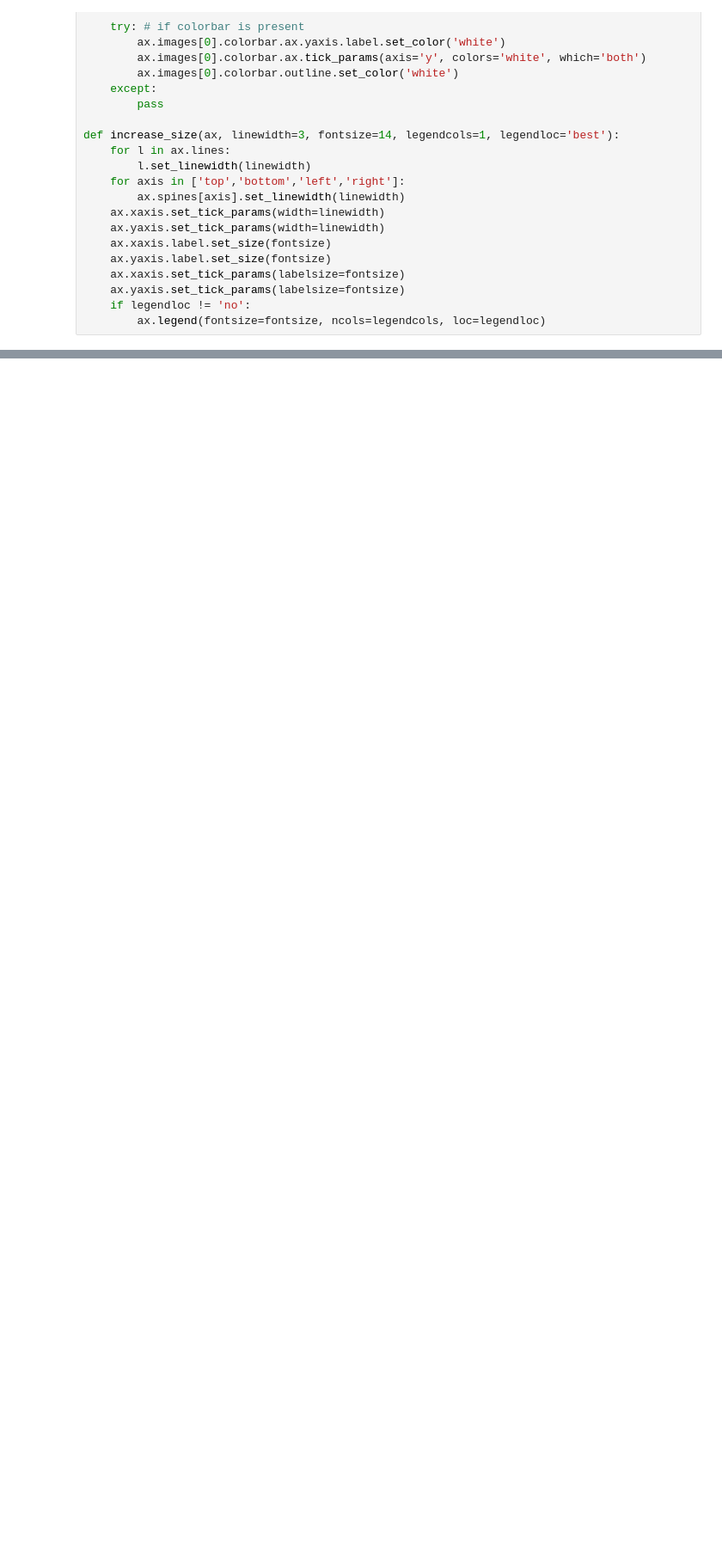
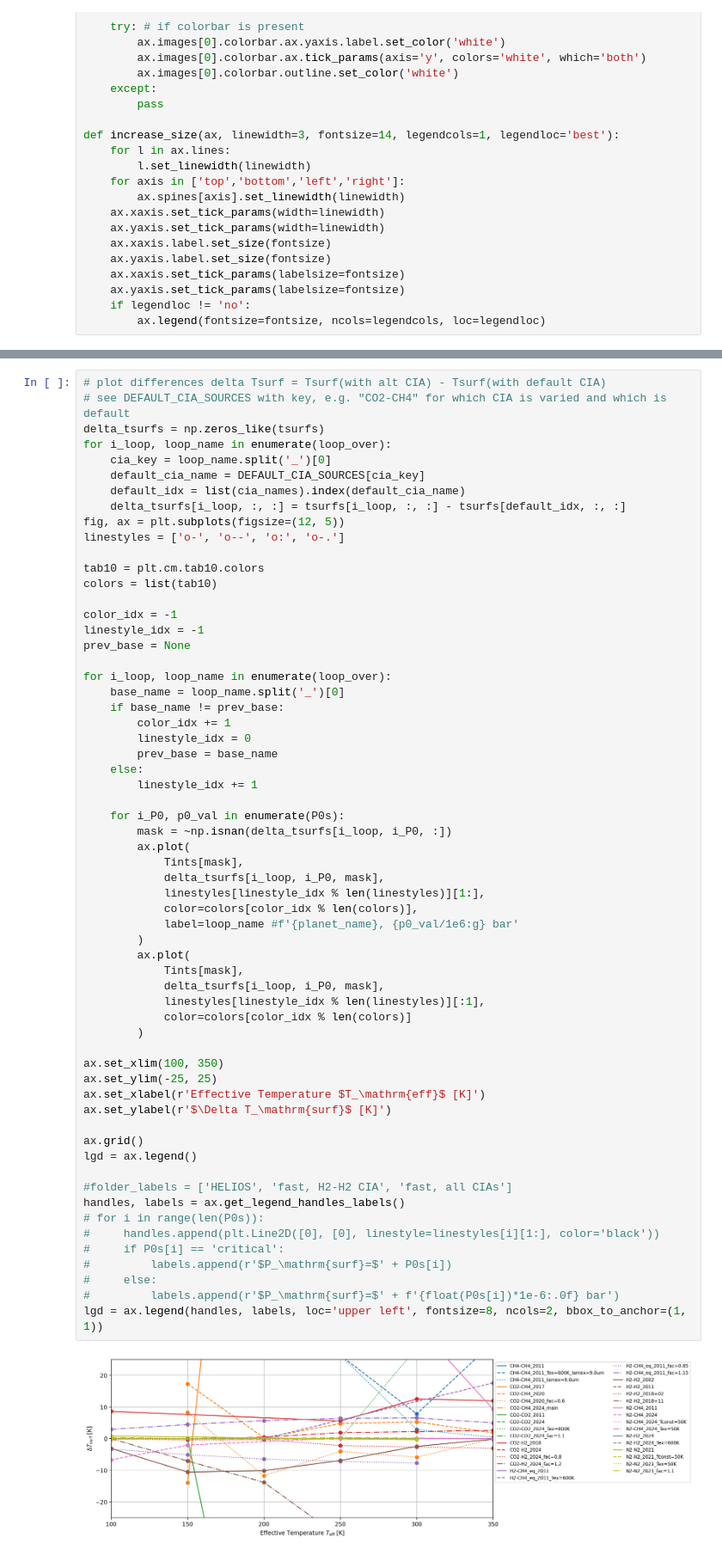
Before and after one commit to DavidDahlbudding/chelio, a Jupyter notebook: analyze/2_CompareTsurf+TimeInHZ.ipynb, the cells around one changed output, grey strips where cells are left out. Shown at 86% size. Saved outputs shown, nothing was run; the diff lists cells and outputs as text; blank space fills up the shorter version.

```diff
--- a/analyze/2_CompareTsurf+TimeInHZ.ipynb
+++ b/analyze/2_CompareTsurf+TimeInHZ.ipynb
@@ -269,3 +316,66 @@ plt.show()
+# %%
+# plot differences delta Tsurf = Tsurf(with alt CIA) - Tsurf(with default CIA)
+# see DEFAULT_CIA_SOURCES with key, e.g. "CO2-CH4" for which CIA is varied and which is default
+delta_tsurfs = np.zeros_like(tsurfs)
+for i_loop, loop_name in enumerate(loop_over):
+    cia_key = loop_name.split('_')[0]
+    default_cia_name = DEFAULT_CIA_SOURCES[cia_key]
+    default_idx = list(cia_names).index(default_cia_name)
+    delta_tsurfs[i_loop, :, :] = tsurfs[i_loop, :, :] - tsurfs[default_idx, :, :]
+fig, ax = plt.subplots(figsize=(12, 5))
+linestyles = ['o-', 'o--', 'o:', 'o-.']
+
+tab10 = plt.cm.tab10.colors
+colors = list(tab10)
+
+color_idx = -1
+linestyle_idx = -1
+prev_base = None
+
+for i_loop, loop_name in enumerate(loop_over):
+    base_name = loop_name.split('_')[0]
+    if base_name != prev_base:
+        color_idx += 1
+        linestyle_idx = 0
+        prev_base = base_name
+    else:
+        linestyle_idx += 1
+
+    for i_P0, p0_val in enumerate(P0s):
+        mask = ~np.isnan(delta_tsurfs[i_loop, i_P0, :])
+        ax.plot(
+            Tints[mask],
+            delta_tsurfs[i_loop, i_P0, mask],
+            linestyles[linestyle_idx % len(linestyles)][1:],
+            color=colors[color_idx % len(colors)],
+            label=loop_name #f'{planet_name}, {p0_val/1e6:g} bar'
+        )
+        ax.plot(
+            Tints[mask],
+            delta_tsurfs[i_loop, i_P0, mask],
+            linestyles[linestyle_idx % len(linestyles)][:1],
+            color=colors[color_idx % len(colors)]
+        )
+
+ax.set_xlim(100, 350)
+ax.set_ylim(-25, 25)
+ax.set_xlabel(r'Effective Temperature $T_\mathrm{eff}$ [K]')
+ax.set_ylabel(r'$\Delta T_\mathrm{surf}$ [K]')
+
+ax.grid()
+lgd = ax.legend()
+
+#folder_labels = ['HELIOS', 'fast, H2-H2 CIA', 'fast, all CIAs']
+handles, labels = ax.get_legend_handles_labels()
+# for i in range(len(P0s)):
+#     handles.append(plt.Line2D([0], [0], linestyle=linestyles[i][1:], color='black'))
+#     if P0s[i] == 'critical':
+#         labels.append(r'$P_\mathrm{surf}=$' + P0s[i])
+#     else:
+#         labels.append(r'$P_\mathrm{surf}=$' + f'{float(P0s[i])*1e-6:.0f} bar')
+lgd = ax.legend(handles, labels, loc='upper left', fontsize=8, ncols=2, bbox_to_anchor=(1, 1))
+# %% [output]
+[figure, added]
 # %%
 # Calculate internal temperature where surface temperature is equal to freezing point
 
```
Also changed, not shown: parts of 6 cells of this notebook, 7 other files.
